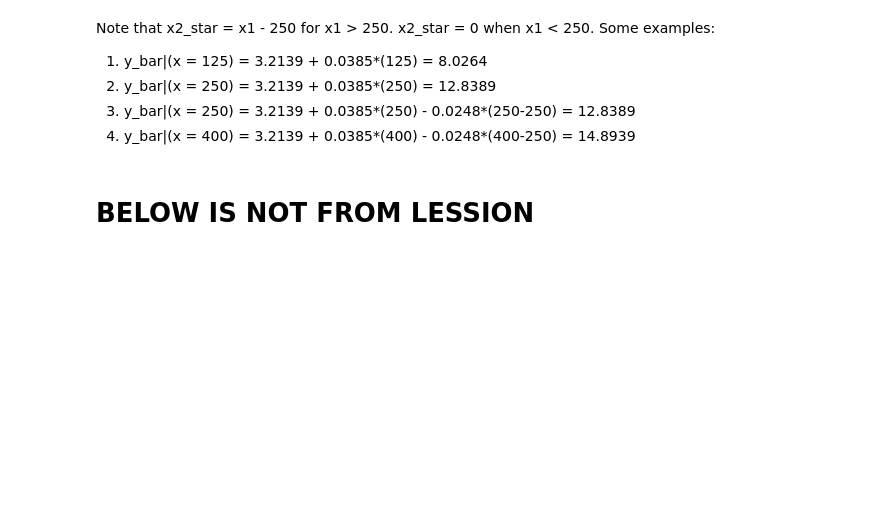
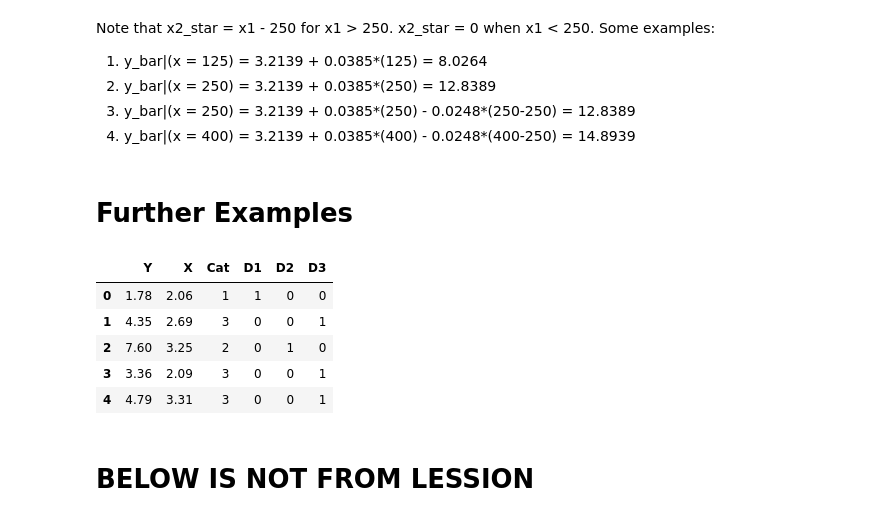
Before and after one commit to vh42720/MAS_fall_21, a Jupyter notebook: stat_501/lesson/lesson_8.ipynb, the cells around one changed output. Saved outputs shown, nothing was run; the diff lists cells and outputs as text; code cells hidden in the pictures; blank space fills up the shorter version.

Commit message:
some changes on lesson 8

```diff
--- a/stat_501/lesson/lesson_8.ipynb
+++ b/stat_501/lesson/lesson_8.ipynb
@@ -305,3 +307,16 @@ Note that x2_star = x1 - 250 for x1 > 250. x2_star = 0 when x1 < 250. Some examp
+# %% [markdown]
+# Further Examples
+# %%
+# lesson 8 ex1 data
+df = pd.read_csv(os.path.join(data_path, 'Lesson8Ex1.txt'), delimiter='\t')
+df.head()
+# %% [output]
+|  | Y | X | Cat | D1 | D2 | D3 |
+| 0 | 1.78 | 2.06 | 1 | 1 | 0 | 0 |
+| 1 | 4.35 | 2.69 | 3 | 0 | 0 | 1 |
+| 2 | 7.60 | 3.25 | 2 | 0 | 1 | 0 |
+| 3 | 3.36 | 2.09 | 3 | 0 | 0 | 1 |
+| 4 | 4.79 | 3.31 | 3 | 0 | 0 | 1 |
 # %% [markdown]
 # BELOW IS NOT FROM LESSION
 # %%
```
Also changed, not shown: parts of 2 cells of this notebook, 2 other files.
